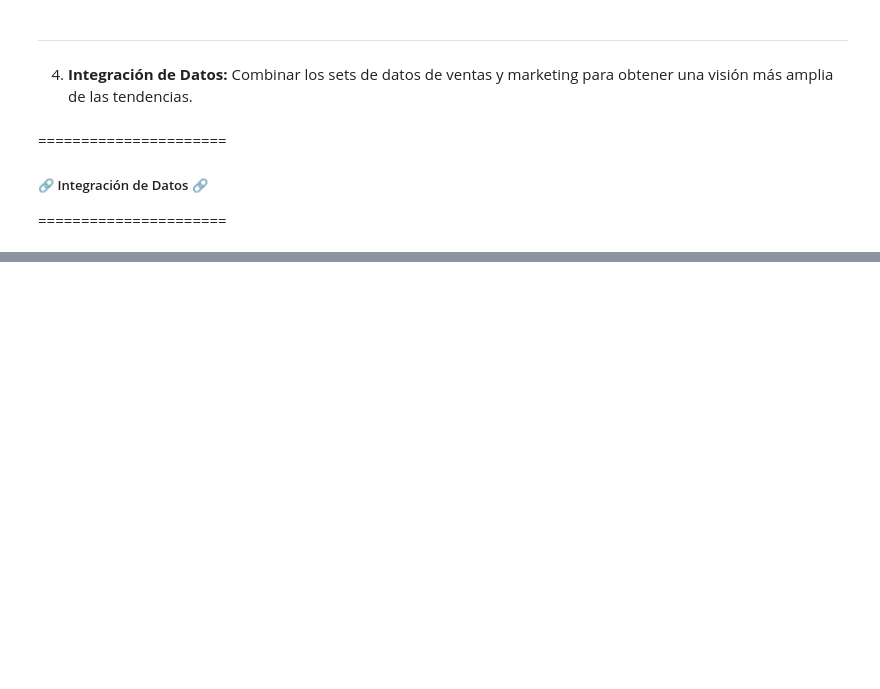
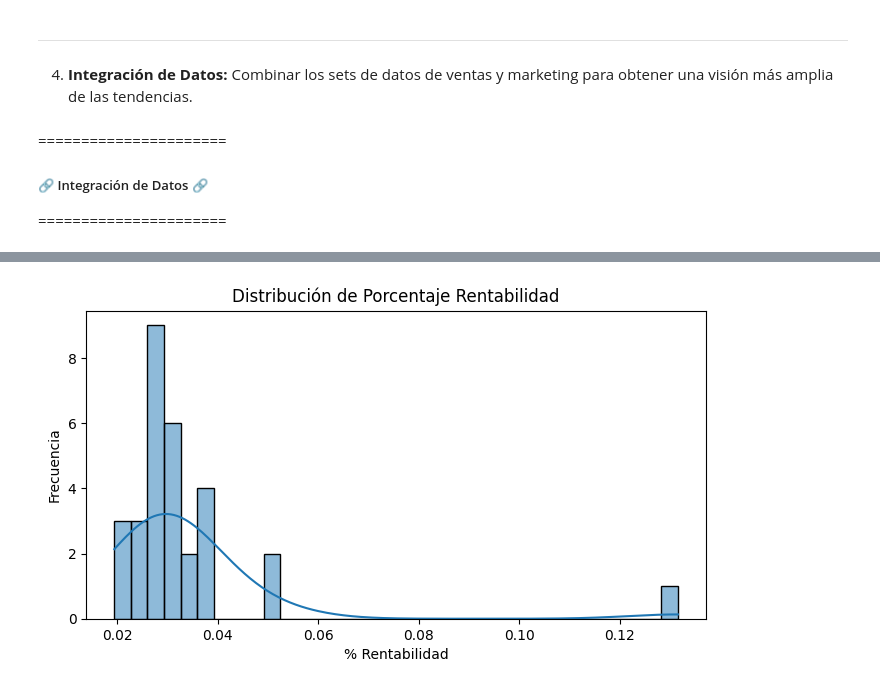
Before and after one commit to aerdna2702/Entrega_final_CASSINA_andrea_25262_data_analytics-Public, a Jupyter notebook: entrega_final_CASSINA_Andrea_25262_data_analytics.ipynb, the cells around one changed output, grey strips where cells are left out. Saved outputs shown, nothing was run; the diff lists cells and outputs as text; code cells hidden in the pictures; blank space fills up the shorter version.

```diff
--- a/entrega_final_CASSINA_Andrea_25262_data_analytics.ipynb
+++ b/entrega_final_CASSINA_Andrea_25262_data_analytics.ipynb
@@ -884,0 +821,9 @@ KeyError: Index(['id_cliente'], dtype='object')
+# %%
+# Agrupar marketing limpio por producto y sumar costo de campañas
+
+df_marketing_por_producto = df_marketing_limpio.groupby('producto')['costo'].sum().reset_index()
+df_marketing_por_producto = df_marketing_por_producto[['producto', 'costo']]
+df_marketing_por_producto = df_marketing_por_producto.sort_values(by ='producto',
+                                                                  ascending=True)
+
+print(df_marketing_por_producto)
@@ -884,0 +982,11 @@ KeyError: Index(['id_cliente'], dtype='object')
+# %%
+# Histograma para ver la distribución
+
+plt.figure(figsize = (8, 4))
+sns.histplot(df_rentabilidad_por_producto['%_rentabilidad'], kde = True)
+plt.title('Distribución de Porcentaje Rentabilidad')
+plt.xlabel('% Rentabilidad')
+plt.ylabel('Frecuencia')
+plt.show()
+# %% [output]
+[figure, added]
```
Also changed, not shown: parts of 49 cells of this notebook.
